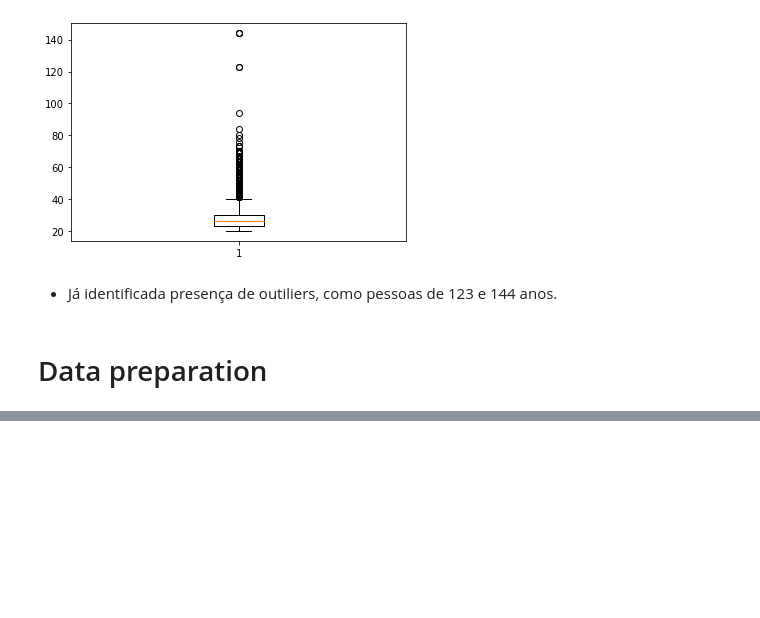
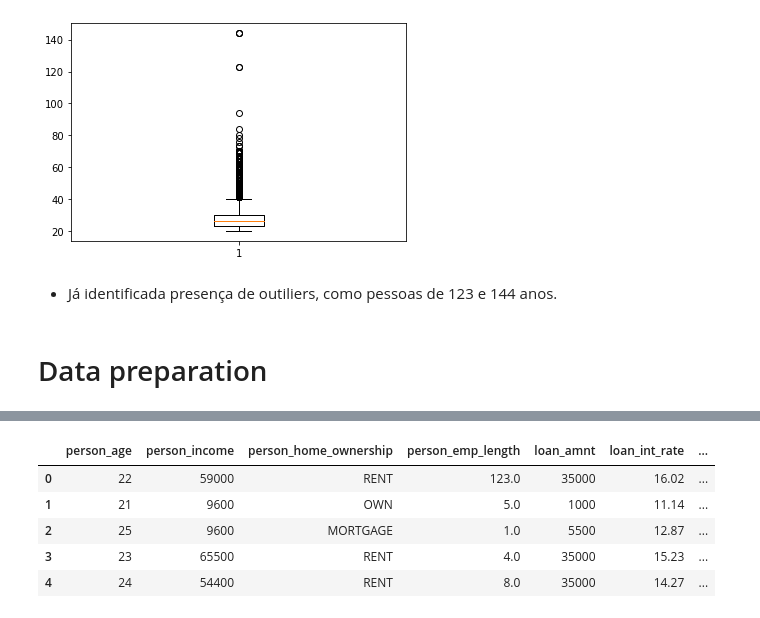
Before and after one commit to Ewertonv90/Credit-Score-Classification_Risk, a Jupyter notebook: project-credit-classfication.ipynb, the cells around one changed output, grey strips where cells are left out. Saved outputs shown, nothing was run; the diff lists cells and outputs as text; code cells hidden in the pictures; blank space fills up the shorter version.

```diff
--- a/project-credit-classfication.ipynb
+++ b/project-credit-classfication.ipynb
@@ -163,0 +174,10 @@ Preparação do dataset para modelagem
+# %%
+df = df.drop(columns=[ 'loan_intent'])
+df.head()
+# %% [output]
+|  | person_age | person_income | person_home_ownership | person_emp_length | loan_amnt | loan_int_rate | ... |
+| 0 | 22 | 59000 | RENT | 123.0 | 35000 | 16.02 | ... |
+| 1 | 21 | 9600 | OWN | 5.0 | 1000 | 11.14 | ... |
+| 2 | 25 | 9600 | MORTGAGE | 1.0 | 5500 | 12.87 | ... |
+| 3 | 23 | 65500 | RENT | 4.0 | 35000 | 15.23 | ... |
+| 4 | 24 | 54400 | RENT | 8.0 | 35000 | 14.27 | ... |
```
Also changed, not shown: parts of 5 cells of this notebook.
